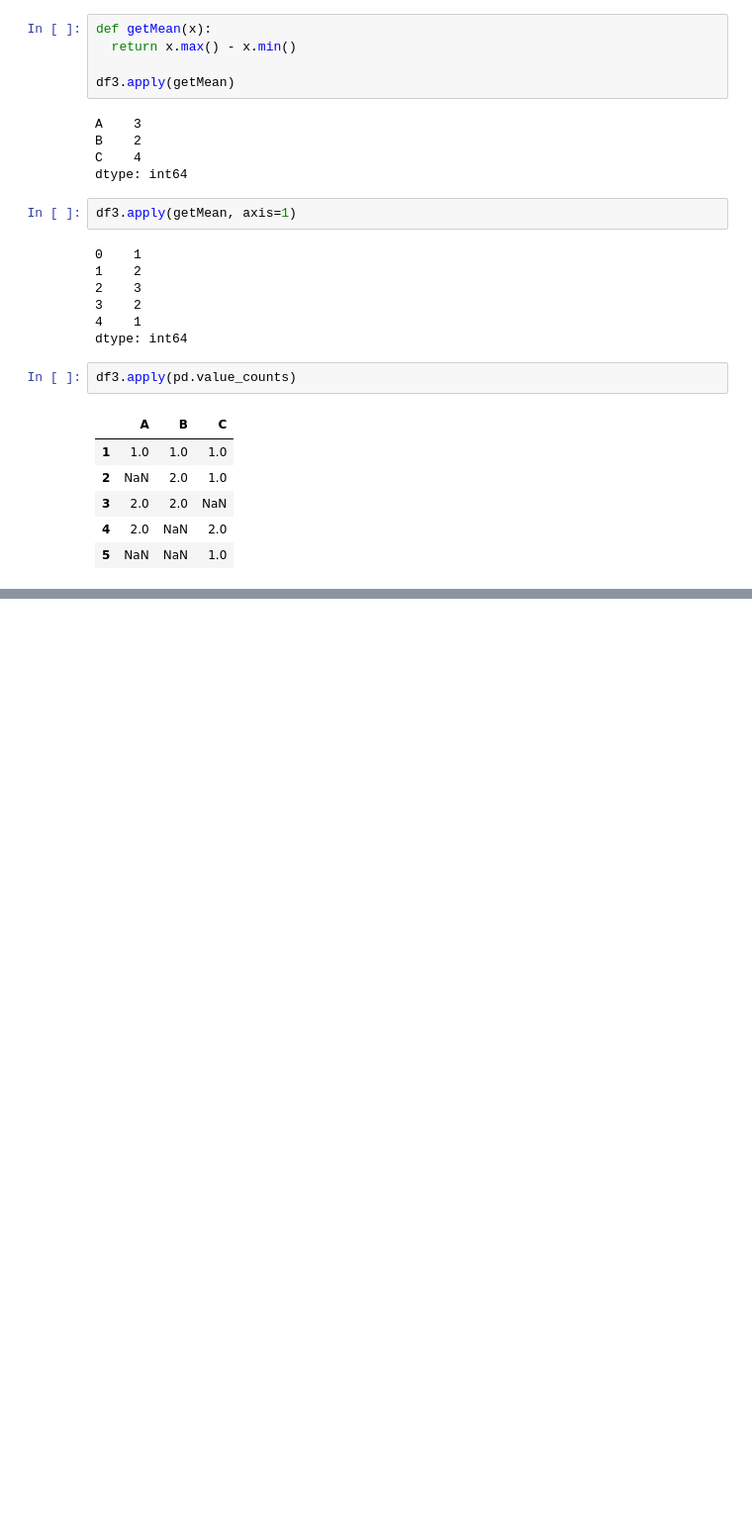
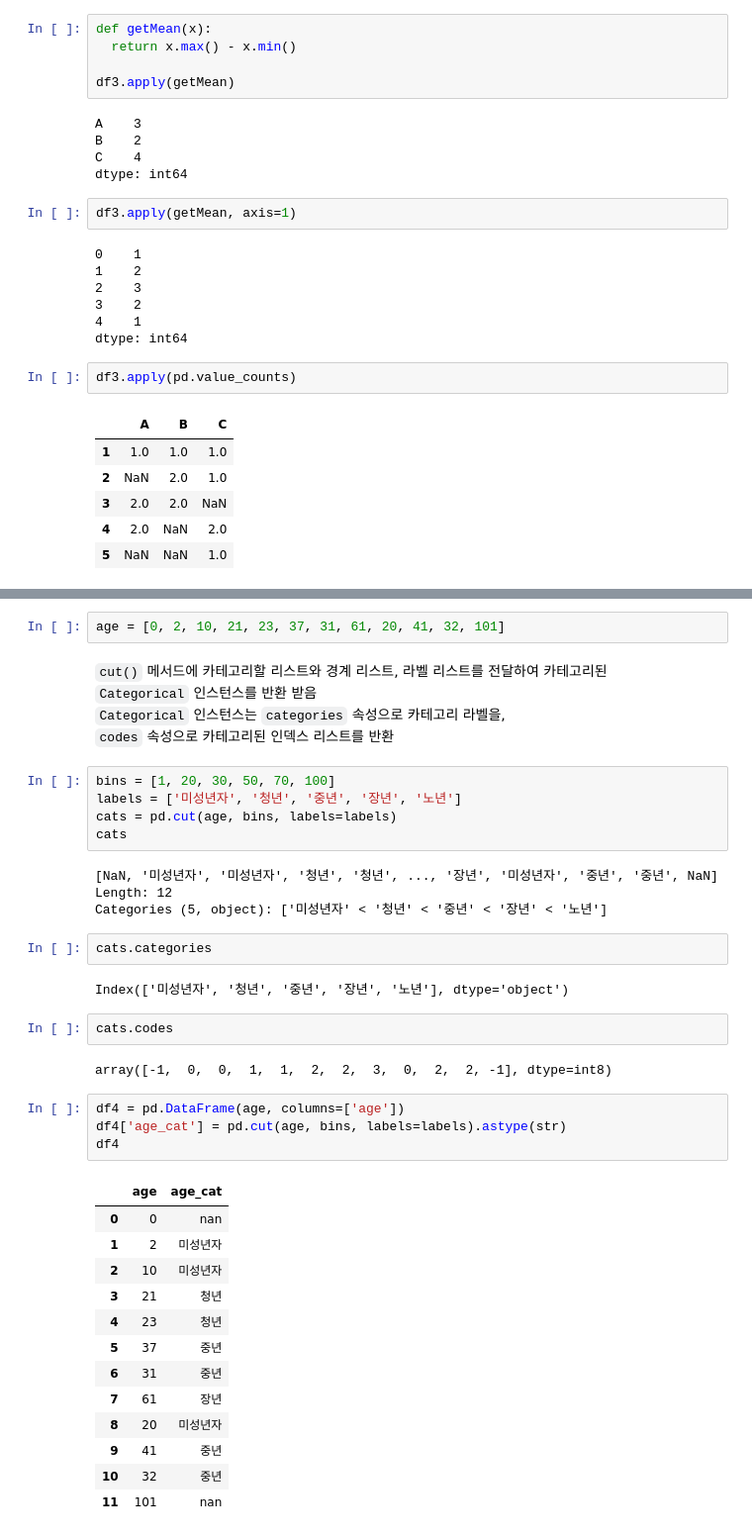
Before and after one commit to ahndb/aws_phyhon_240215, a Jupyter notebook: pandas_data_analysis/0227/a_pandas_data_controll.ipynb, the cells around one changed output, grey strips where cells are left out. Shown: that part at 99% size. Cells and saved outputs as stored; diff of their text form; blank space fills up the shorter version.

```diff
--- a/pandas_data_analysis/0227/a_pandas_data_controll.ipynb
+++ b/pandas_data_analysis/0227/a_pandas_data_controll.ipynb
@@ -377,0 +488,42 @@ titanic
+# %%
+age = [0, 2, 10, 21, 23, 37, 31, 61, 20, 41, 32, 101]
+# %% [markdown]
+`cut()` 메서드에 카테고리할 리스트와 경계 리스트, 라벨 리스트를 전달하여 카테고리된
+`Categorical` 인스턴스를 반환 받음
+`Categorical` 인스턴스는 `categories` 속성으로 카테고리 라벨을,
+`codes` 속성으로 카테고리된 인덱스 리스트를 반환
+# %%
+bins = [1, 20, 30, 50, 70, 100]
+labels = ['미성년자', '청년', '중년', '장년', '노년']
+cats = pd.cut(age, bins, labels=labels)
+cats
+# %% [output]
+[NaN, '미성년자', '미성년자', '청년', '청년', ..., '장년', '미성년자', '중년', '중년', NaN]
+Length: 12
+Categories (5, object): ['미성년자' < '청년' < '중년' < '장년' < '노년']
+# %%
+cats.categories
+# %% [output]
+Index(['미성년자', '청년', '중년', '장년', '노년'], dtype='object')
+# %%
+cats.codes
+# %% [output]
+array([-1,  0,  0,  1,  1,  2,  2,  3,  0,  2,  2, -1], dtype=int8)
+# %%
+df4 = pd.DataFrame(age, columns=['age'])
+df4['age_cat'] = pd.cut(age, bins, labels=labels).astype(str)
+df4
+# %% [output]
+|  | age | age_cat |
+| 0 | 0 | nan |
+| 1 | 2 | 미성년자 |
+| 2 | 10 | 미성년자 |
+| 3 | 21 | 청년 |
+| 4 | 23 | 청년 |
+| 5 | 37 | 중년 |
+| 6 | 31 | 중년 |
+| 7 | 61 | 장년 |
+| 8 | 20 | 미성년자 |
+| 9 | 41 | 중년 |
+| 10 | 32 | 중년 |
+| 11 | 101 | nan |
```
Also changed, not shown: parts of 29 cells of this notebook.
